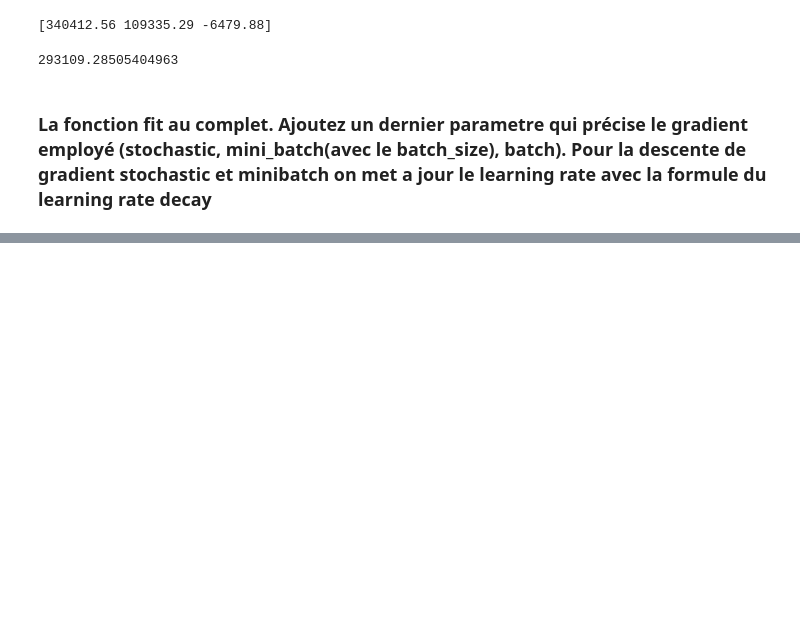
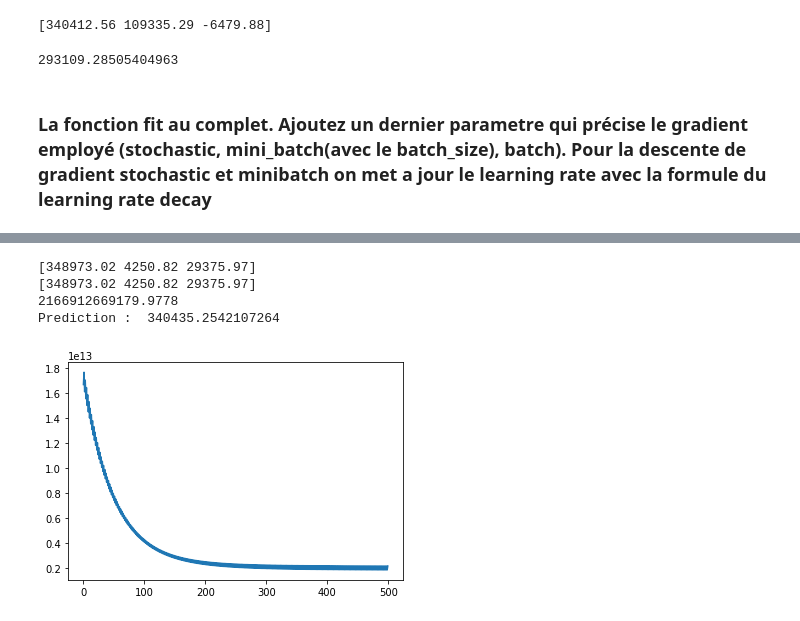
Before and after one commit to gvannest/ateliers-ml-2019, a Jupyter notebook: Semaine-03/Semaine3-exercices.ipynb, the cells around one changed output, grey strips where cells are left out. Cells and saved outputs as stored; diff of their text form; code cells hidden in the pictures; blank space fills up the shorter version.

```diff
--- a/Semaine-03/Semaine3-exercices.ipynb
+++ b/Semaine-03/Semaine3-exercices.ipynb
@@ -258,0 +271,20 @@ StopIteration:
+# %%
+theta = np.zeros(3)
+theta, J_history = complete_fit(X, y, theta, alpha=0.01, num_iters=500,regularization="L2",
+                                lbda=0.01, gradient_descent="mini_batch", batch_size=16)
+print(theta)
+fit = plt.figure()
+ax = plt.axes()
+ax.plot(J_history)
+print(theta)
+print(J_history[-1])
+
+X_test = (np.array([1650,3]) - mean) / stdev
+X_test = np.hstack([1,X_test])
+print("Prediction : ",predict(X_test, theta))
+# %% [output]
+[348973.02 4250.82 29375.97]
+[348973.02 4250.82 29375.97]
+2166912669179.9778
+Prediction :  340435.2542107264
+[figure, added]
```
Also changed, not shown: parts of 4 cells of this notebook.
